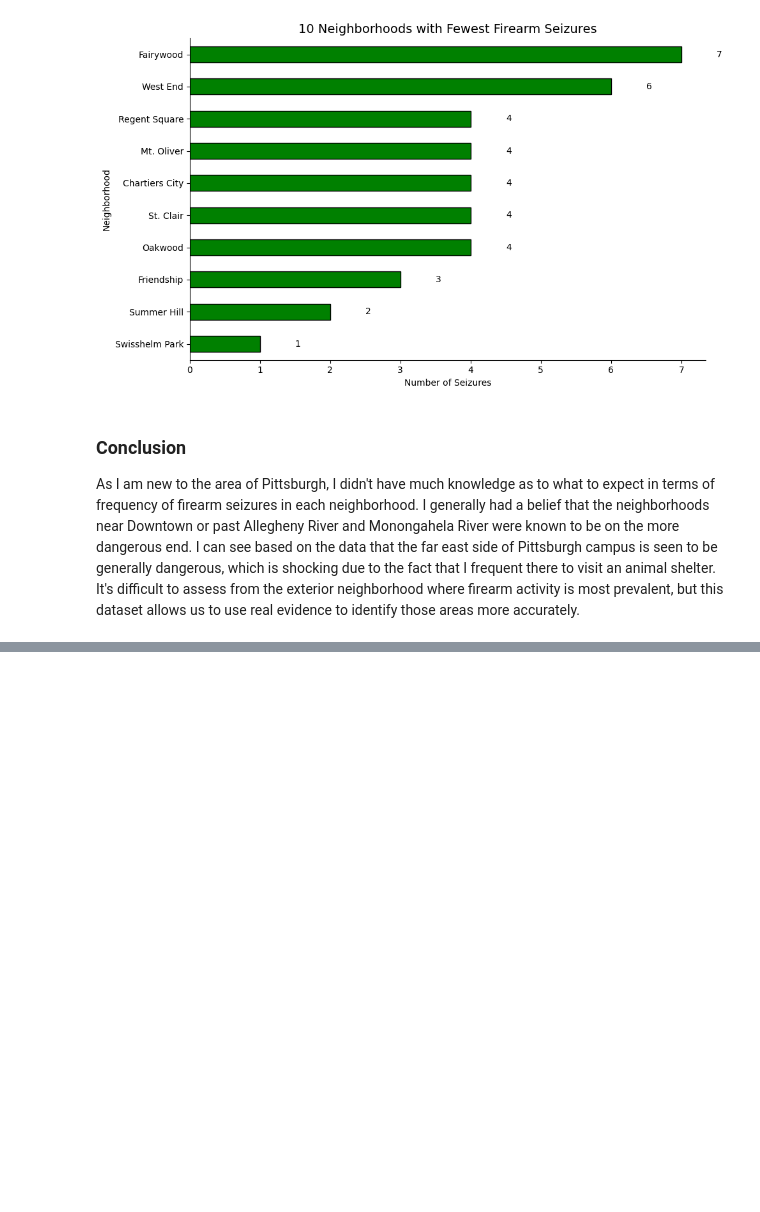
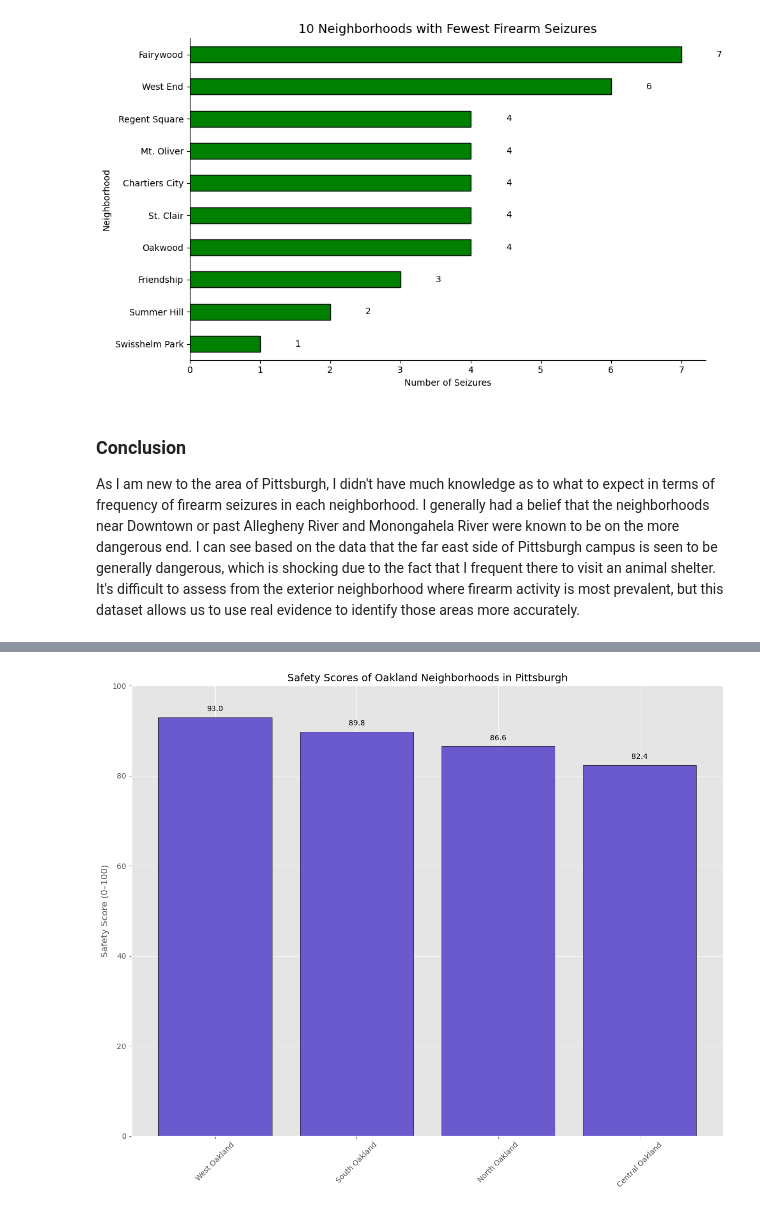
Before and after one commit to mariia-sierova/Final_Project, a Jupyter notebook: Presentation_Final.ipynb, the cells around one changed output, grey strips where cells are left out. Drawn from its saved outputs; the diff is of its cells as text; code cells hidden in the pictures; blank space fills up the shorter version.

```diff
--- a/Presentation_Final.ipynb
+++ b/Presentation_Final.ipynb
@@ -200,7 +213,7 @@ import matplotlib.pyplot as plt
 import numpy as np
 
 # Load citation data
-citations = pd.read_csv('citations.csv')
+citations = pd.read_csv('data/citations.csv')
 
 # Keep relevant columns
 cols_to_keep = ['NEIGHBORHOOD', 'X', 'Y']
@@ -214,7 +227,7 @@ citation_counts = citations['NEIGHBORHOOD'].value_counts().reset_index()
 citation_counts.columns = ['NEIGHBORHOOD', 'Citation_Count']
 
 # Load the shapefile for Pittsburgh neighborhoods
-gdf = gpd.read_file("Neighborhoods_.shp")
+gdf = gpd.read_file("data/Neighborhoods_.shp")
 
 # Merge citation counts with geodata
 merged = gdf.merge(citation_counts, how='left', left_on='hood', right_on='NEIGHBORHOOD')
@@ -245,10 +258,10 @@ import matplotlib.pyplot as plt
 import geopandas as gpd
 
 # Load the dataset
-arrests = pd.read_csv('pgharrests.csv', on_bad_lines='skip')
+arrests = pd.read_csv('data/pgharrests.csv', on_bad_lines='skip')
 
 # Load Shapefile for Pittsburgh Neighborhoods
-gdf = gpd.read_file("City_of_Pittsburgh_Neighborhoods.shp")
+gdf = gpd.read_file("data/City_of_Pittsburgh_Neighborhoods.shp")
 
 # Keep key columns
 cols_to_keep = ['AGE', 'GENDER', 'RACE', 'ARRESTTIME', 'ARRESTLOCATION', 'OFFENSES', 'INCIDENTNEIGHBORHOOD', 'X', 'Y']
@@ -398,7 +411,7 @@ import pandas as pd
 import matplotlib.pyplot as plt
 
 # Load your dataset
-fire = pd.read_csv('fire_incidents.csv')  # change filename if needed
+fire = pd.read_csv('data/fire_incidents.csv')  # change filename if needed
 
 # Inspect data structure
 # fire.head()
@@ -626,0 +867,26 @@ As I am new to the area of Pittsburgh, I didn't have much knowledge as to what t
+# %%
+import matplotlib.pyplot as plt
+
+# Define Oakland neighborhoods
+oakland_hoods = ['North Oakland', 'South Oakland', 'Central Oakland', 'West Oakland', 'East Oakland']
+
+# Filter and sort
+oakland_scores = safety_data[safety_data['hood'].isin(oakland_hoods)].sort_values('safety_score', ascending=False)
+
+# Plot
+plt.figure(figsize=(12, 10))
+bars = plt.bar(oakland_scores['hood'], oakland_scores['safety_score'], color='slateblue', edgecolor='black')
+plt.title('Safety Scores of Oakland Neighborhoods in Pittsburgh', fontsize=14)
+plt.ylabel('Safety Score (0–100)')
+plt.ylim(0, 100)
+plt.xticks(rotation=45)
+
+# Add score labels on top of each bar
+for bar in bars:
+    height = bar.get_height()
+    plt.text(bar.get_x() + bar.get_width()/2, height + 1, f'{height:.1f}', ha='center', va='bottom', fontsize=10)
+
+plt.tight_layout()
+plt.show()
+# %% [output]
+[figure, added]
```
Also changed, not shown: parts of 16 cells of this notebook.
